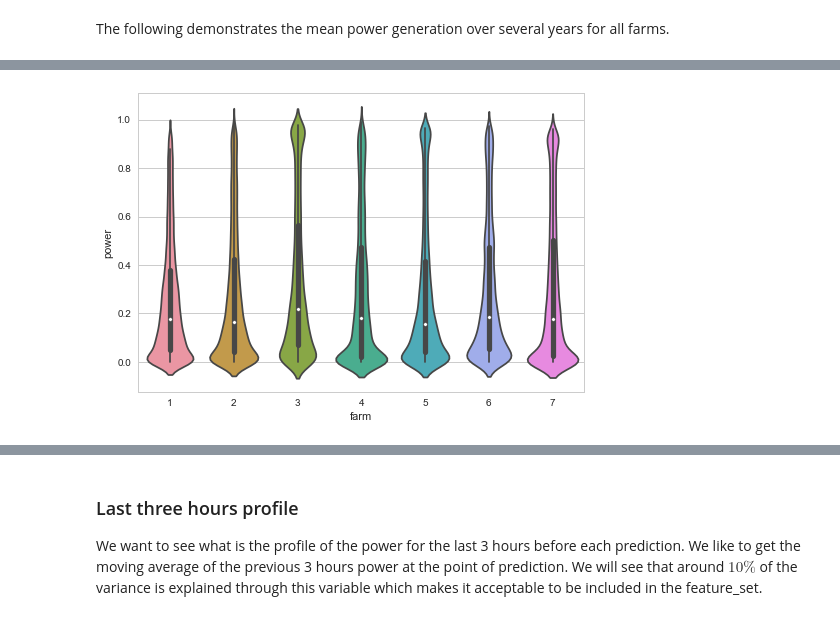
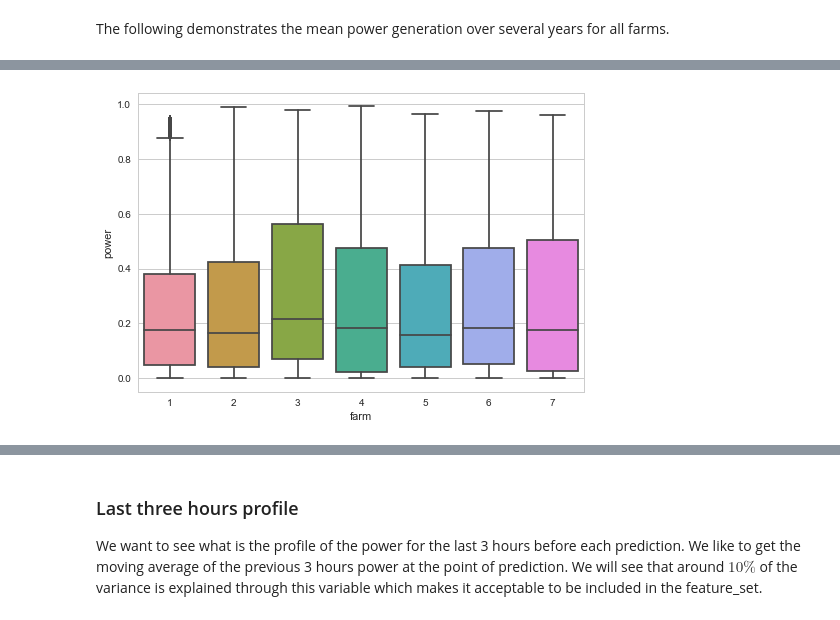
Before and after one commit to amnghd/Wind_Forecasting_Analytics, a Jupyter notebook: Energy_Forecasting.ipynb, the cells around one changed output, grey strips where cells are left out. Cells and saved outputs as stored; diff of their text form; code cells hidden in the pictures.

```diff
--- a/Energy_Forecasting.ipynb
+++ b/Energy_Forecasting.ipynb
@@ -135,9 +131,5 @@ whole_data.head()
-# %%
-#sns.pairplot(whole_data.dropna())
-colors = {1:'red', 48:'blue'}
-accurate = whole_data#.loc[(whole_data.dist ==1) |(whole_data.farm==1)].dropna()
-#accurate.boxplot('angle',by='farm')#.map({1:'red', 2:'blue'}))
-sns.violinplot(x="farm", y="power", data=accurate)
-plt.show()
-# %% [output]
-[figure, removed]
+# %%
+sns.boxplot(x="farm", y="power", data= whole_data.dropna())
+plt.show()
+# %% [output]
+[figure, added]
```
Also changed, not shown: parts of 56 cells of this notebook, 1 other file.
